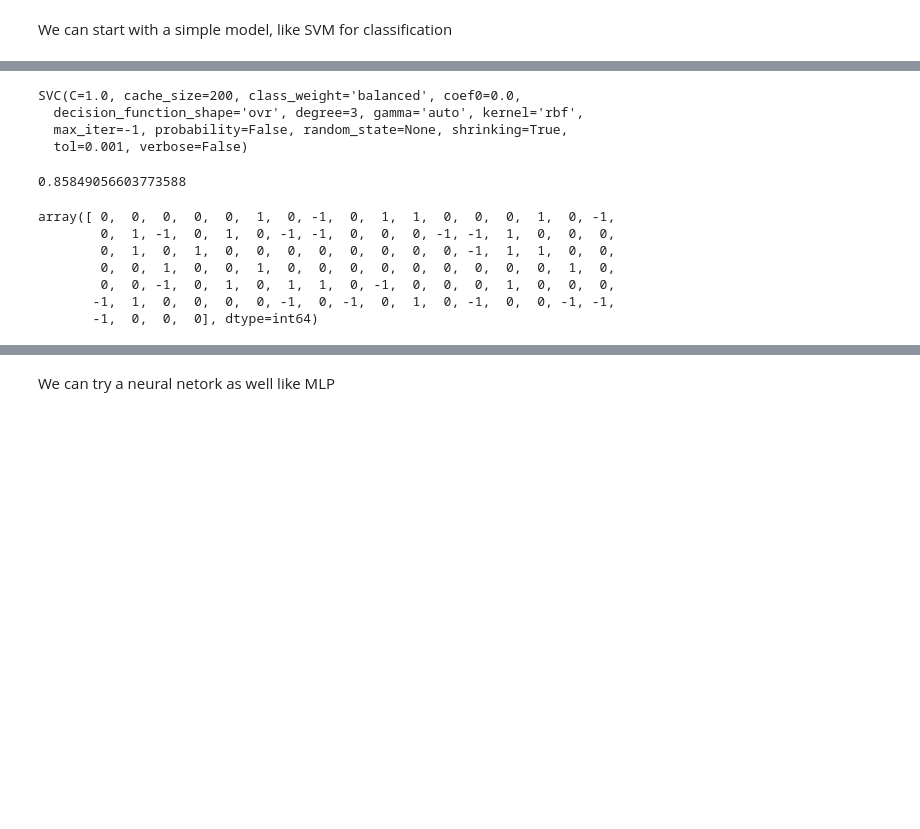
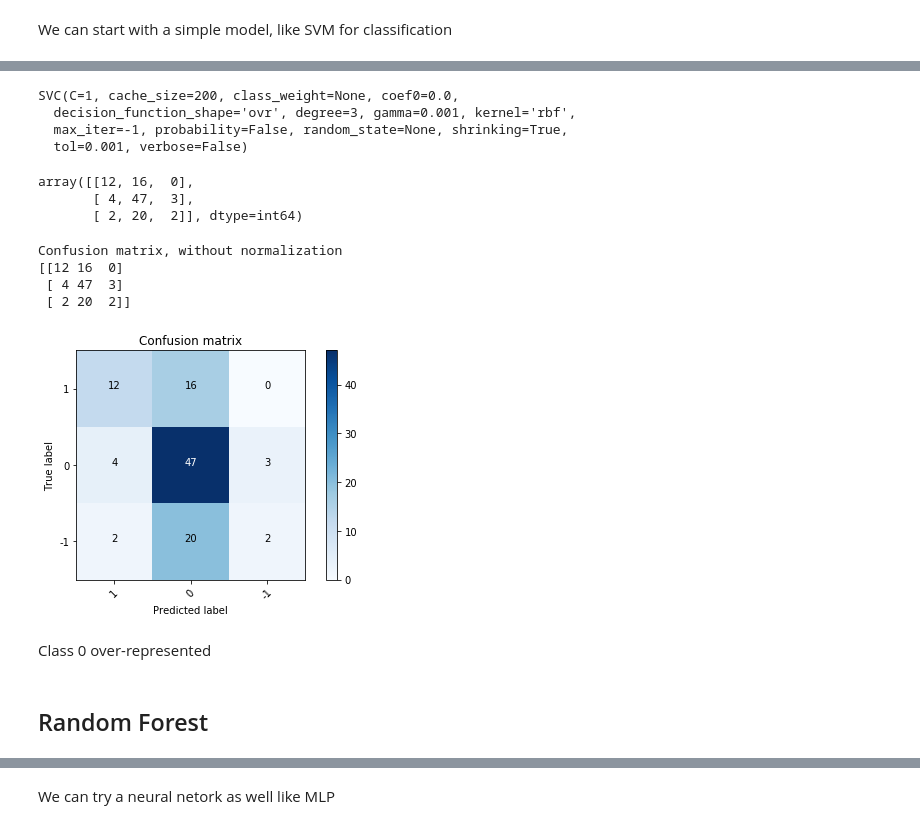
Before and after one commit to enrabre/Sales-forecast, a Jupyter notebook: pmi2.ipynb, the cells around one changed output, grey strips where cells are left out. Saved outputs shown, nothing was run; the diff lists cells and outputs as text; code cells hidden in the pictures; blank space fills up the shorter version.

```diff
--- a/pmi2.ipynb
+++ b/pmi2.ipynb
@@ -380,0 +468,30 @@ We can start with a simple model, like SVM for classification
+# %%
+for score in scores:
+    print("# Tuning hyper-parameters for %s" % score)
+    print()
+
+    clf = GridSearchCV(SVC(), tuned_parameters, cv=5,
+                       scoring='%s_macro' % score)
+    clf.fit(X_train, y_train)
+
+    print("Best parameters set found on development set:")
+    print()
+    print(clf.best_params_)
+    print()
+    print("Grid scores on development set:")
+    print()
+    means = clf.cv_results_['mean_test_score']
+    stds = clf.cv_results_['std_test_score']
+    for mean, std, params in zip(means, stds, clf.cv_results_['params']):
+        print("%0.3f (+/-%0.03f) for %r"
+              % (mean, std * 2, params))
+    print()
+
+    print("Detailed classification report:")
+    print()
+    print("The model is trained on the full development set.")
+    print("The scores are computed on the full evaluation set.")
+    print()
+    y_true, y_pred = y_test, clf.predict(X_test)
+    print(classification_report(y_true, y_pred))
+    print()
@@ -381,22 +516,28 @@ We can start with a simple model, like SVM for classification
 # %%
-svc = SVC(class_weight='balanced')
+svc = SVC(C=1, gamma=0.001)
 svc.fit(X_train, y_train)
 # %% [output]
-SVC(C=1.0, cache_size=200, class_weight='balanced', coef0=0.0,
-  decision_function_shape='ovr', degree=3, gamma='auto', kernel='rbf',
+SVC(C=1, cache_size=200, class_weight=None, coef0=0.0,
+  decision_function_shape='ovr', degree=3, gamma=0.001, kernel='rbf',
   max_iter=-1, probability=False, random_state=None, shrinking=True,
   tol=0.001, verbose=False)
-# %%
-svc.score(X_test, y_test)
-# %% [output]
-0.85849056603773588
-# %%
-svc.predict(X_test)
-# %% [output]
-array([ 0,  0,  0,  0,  0,  1,  0, -1,  0,  1,  1,  0,  0,  0,  1,  0, -1,
-        0,  1, -1,  0,  1,  0, -1, -1,  0,  0,  0, -1, -1,  1,  0,  0,  0,
-        0,  1,  0,  1,  0,  0,  0,  0,  0,  0,  0,  0, -1,  1,  1,  0,  0,
-        0,  0,  1,  0,  0,  1,  0,  0,  0,  0,  0,  0,  0,  0,  0,  1,  0,
-        0,  0, -1,  0,  1,  0,  1,  1,  0, -1,  0,  0,  0,  1,  0,  0,  0,
-       -1,  1,  0,  0,  0,  0, -1,  0, -1,  0,  1,  0, -1,  0,  0, -1, -1,
-       -1,  0,  0,  0], dtype=int64)
+# %%
+svc_matrix = confusion_matrix(y_test, svc.predict(X_test))
+svc_matrix
+# %% [output]
+array([[12, 16,  0],
+       [ 4, 47,  3],
+       [ 2, 20,  2]], dtype=int64)
+# %%
+plt.figure()
+plot_confusion_matrix(svc_matrix, ('1', '0', '-1'))
+# %% [output]
+Confusion matrix, without normalization
+[[12 16  0]
+ [ 4 47  3]
+ [ 2 20  2]]
+[figure, added]
+# %% [markdown]
+Class 0 over-represented
+# %% [markdown]
+## Random Forest
```
Also changed, not shown: parts of 28 cells of this notebook.
